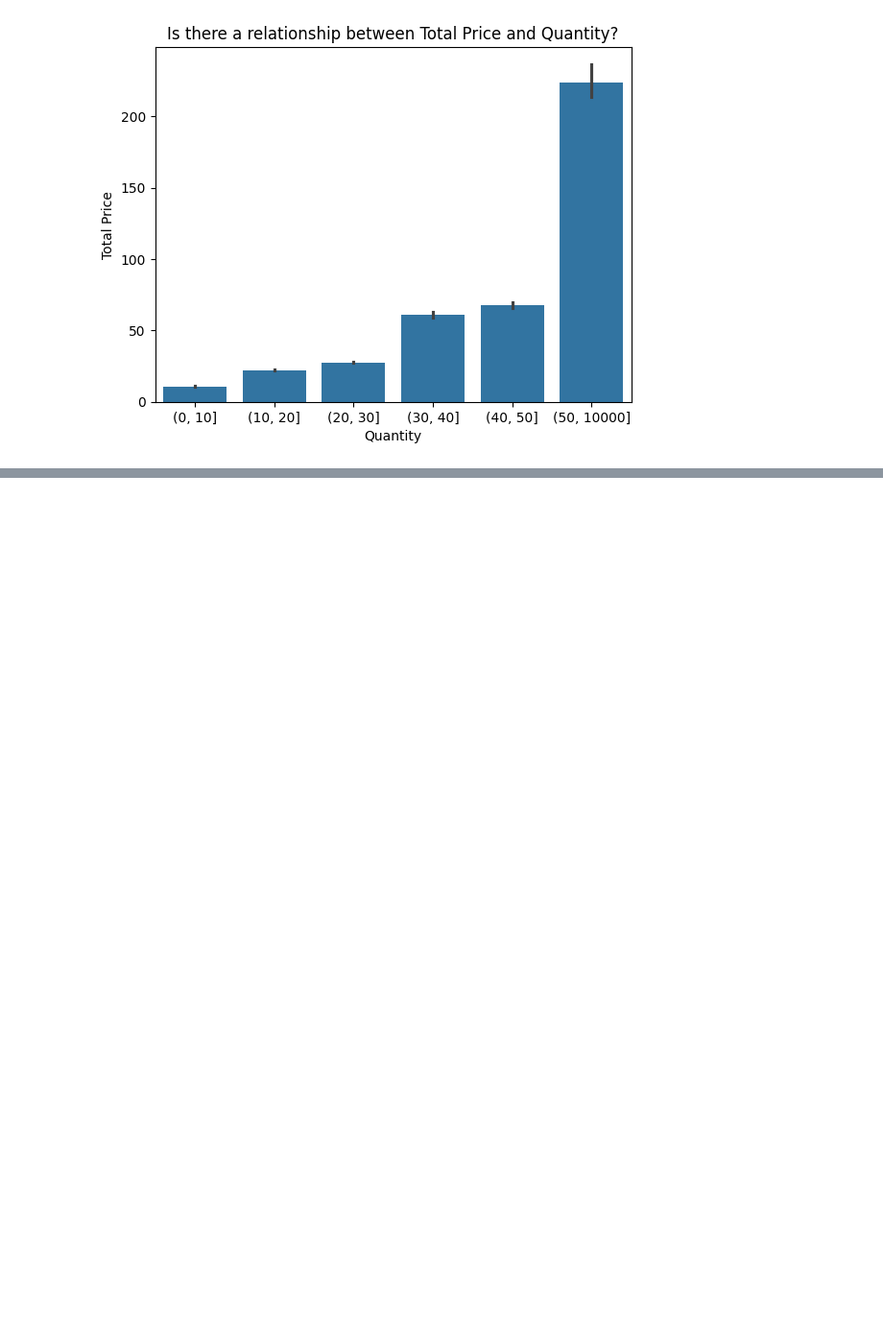
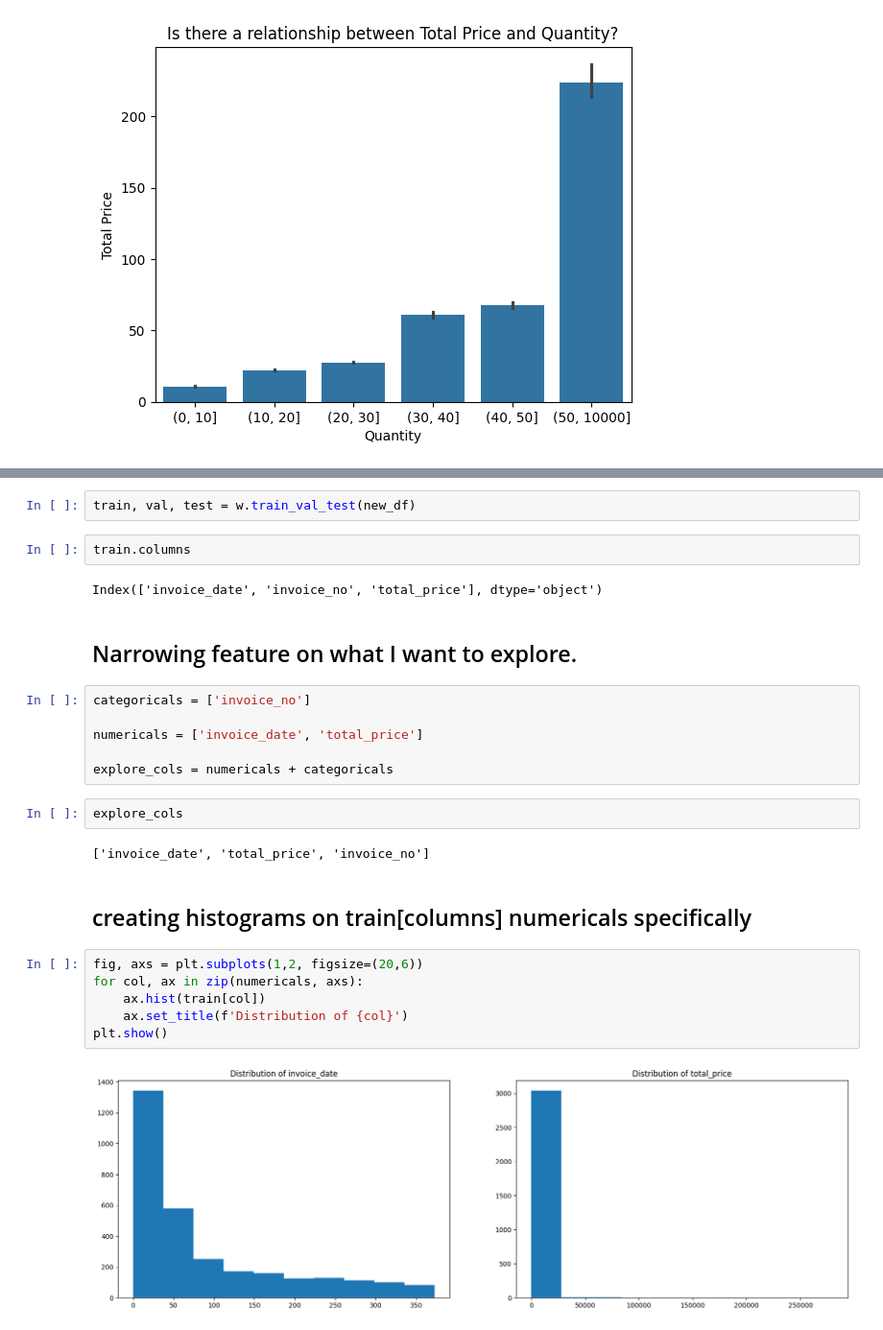
Before and after one commit to Marc-Aradillas/customer-segmentation-project, a Jupyter notebook: exp_working_nb.ipynb, the cells around one changed output, grey strips where cells are left out. Shown at 96% size. Cells and saved outputs as stored; diff of their text form; blank space fills up the shorter version.

```diff
--- a/exp_working_nb.ipynb
+++ b/exp_working_nb.ipynb
@@ -383,0 +363,28 @@ train_scaled.columns.to_list()
+# %%
+train, val, test = w.train_val_test(new_df)
+# %%
+train.columns
+# %% [output]
+Index(['invoice_date', 'invoice_no', 'total_price'], dtype='object')
+# %% [markdown]
+## Narrowing feature on what I want to explore.
+# %%
+categoricals = ['invoice_no']
+
+numericals = ['invoice_date', 'total_price']
+
+explore_cols = numericals + categoricals
+# %%
+explore_cols
+# %% [output]
+['invoice_date', 'total_price', 'invoice_no']
+# %% [markdown]
+## creating histograms on train[columns] numericals specifically
+# %%
+fig, axs = plt.subplots(1,2, figsize=(20,6))
+for col, ax in zip(numericals, axs):
+    ax.hist(train[col])
+    ax.set_title(f'Distribution of {col}')
+plt.show()
+# %% [output]
+[figure, added]
```
Also changed, not shown: parts of 16 cells of this notebook.
